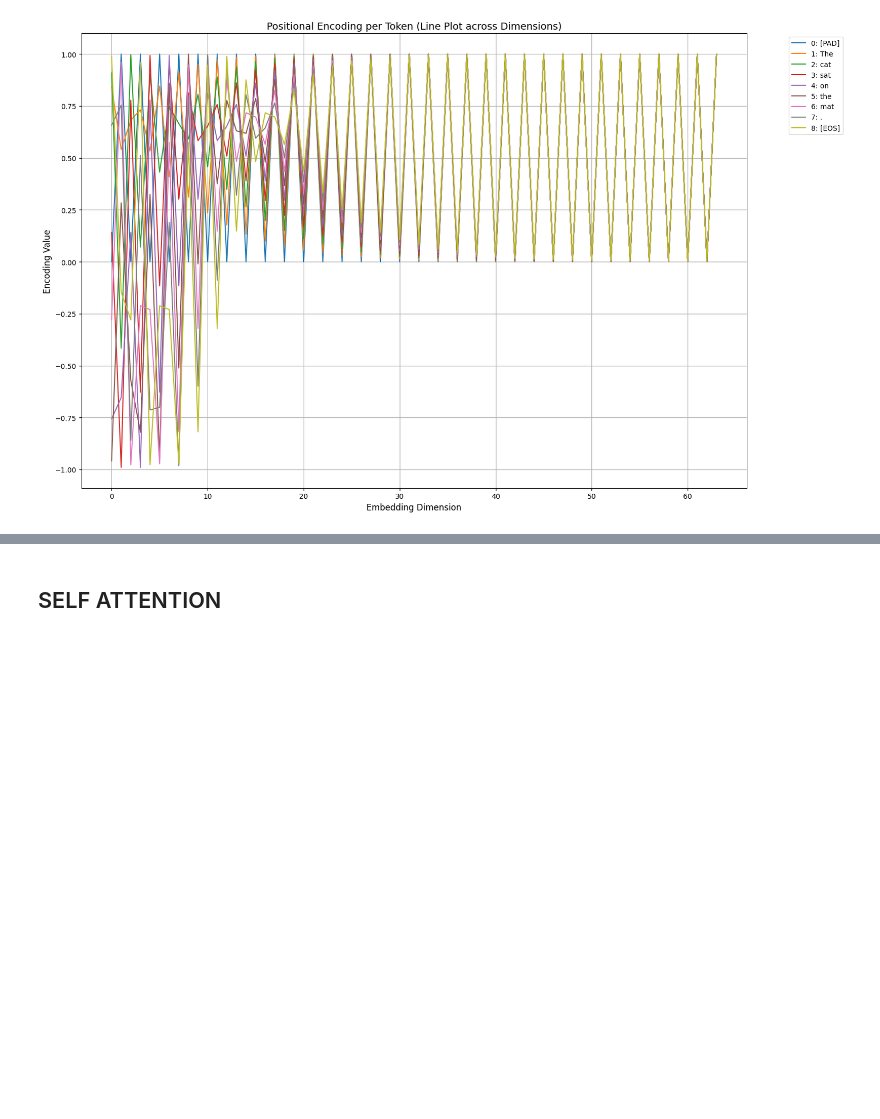
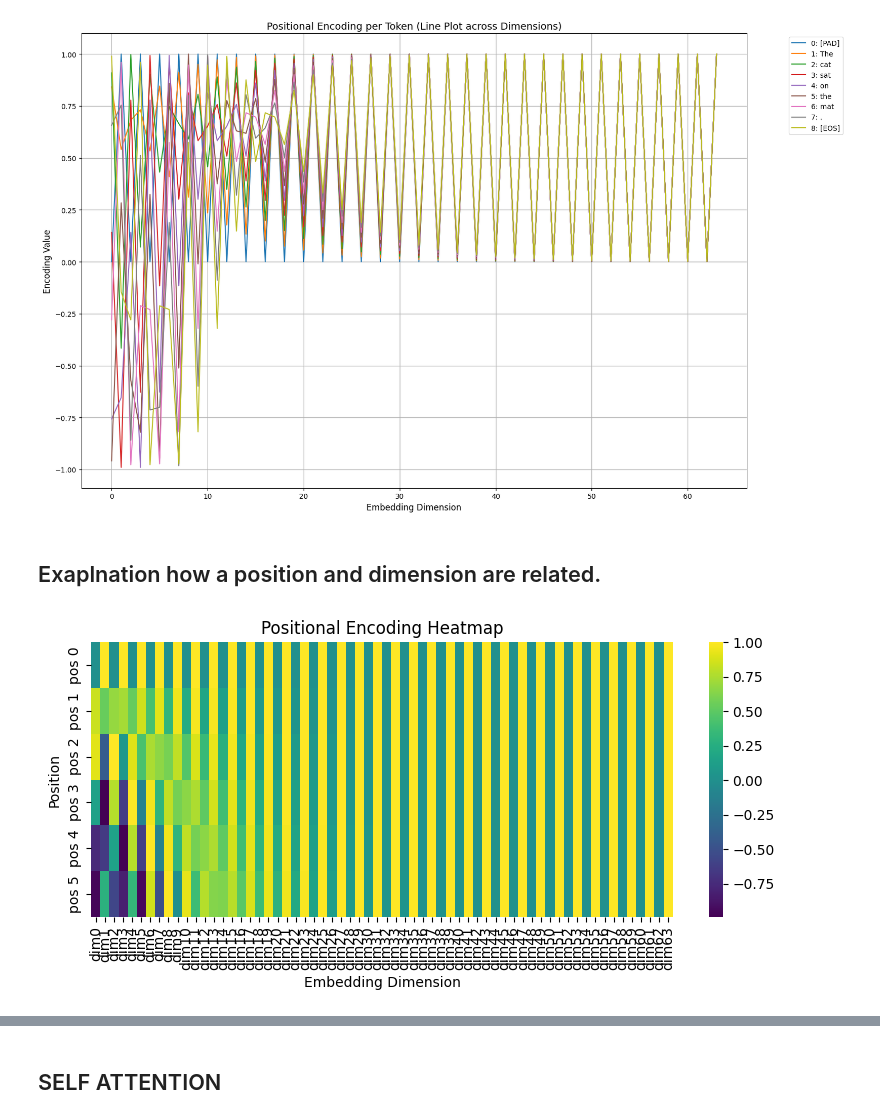
Before and after one commit to mnsbharadwaj/AI-NLP, a Jupyter notebook: Transformer_components.ipynb, the cells around one changed output, grey strips where cells are left out. Saved outputs shown, nothing was run; the diff lists cells and outputs as text; code cells hidden in the pictures; blank space fills up the shorter version.

```diff
--- a/Transformer_components.ipynb
+++ b/Transformer_components.ipynb
@@ -156,3 +230,36 @@ plt.tight_layout()
 plt.show()
 # %% [output]
 [figure]
+# %% [markdown]
+## Exaplnation how a position and dimension are related.
+# %%
+import numpy as np
+import matplotlib.pyplot as plt
+import seaborn as sns
+
+# Positional Encoding function
+def positional_encoding(max_len, d_model):
+    pos = np.arange(max_len)[:, np.newaxis]  # (max_len, 1)
+    i = np.arange(d_model)[np.newaxis, :]    # (1, d_model)
+    angle_rates = 1 / np.power(10000, (2 * (i//2)) / d_model)
+    angle_rads = pos * angle_rates
+
+    # apply sin to even indices and cos to odd indices
+    angle_rads[:, 0::2] = np.sin(angle_rads[:, 0::2])
+    angle_rads[:, 1::2] = np.cos(angle_rads[:, 1::2])
+    return angle_rads
+
+# Generate positional encodings
+pos_encoding = positional_encoding(max_len=6, d_model=64)
+
+# Plot heatmap
+plt.figure(figsize=(8, 4))
+sns.heatmap(pos_encoding, annot=False, cmap='viridis', xticklabels=[f"dim{i}" for i in range(64)],
+            yticklabels=[f"pos {i}" for i in range(6)])
+plt.title("Positional Encoding Heatmap")
+plt.xlabel("Embedding Dimension")
+plt.ylabel("Position")
+plt.tight_layout()
+plt.show()
+# %% [output]
+[figure, added]
```
Also changed, not shown: parts of 16 cells of this notebook.
